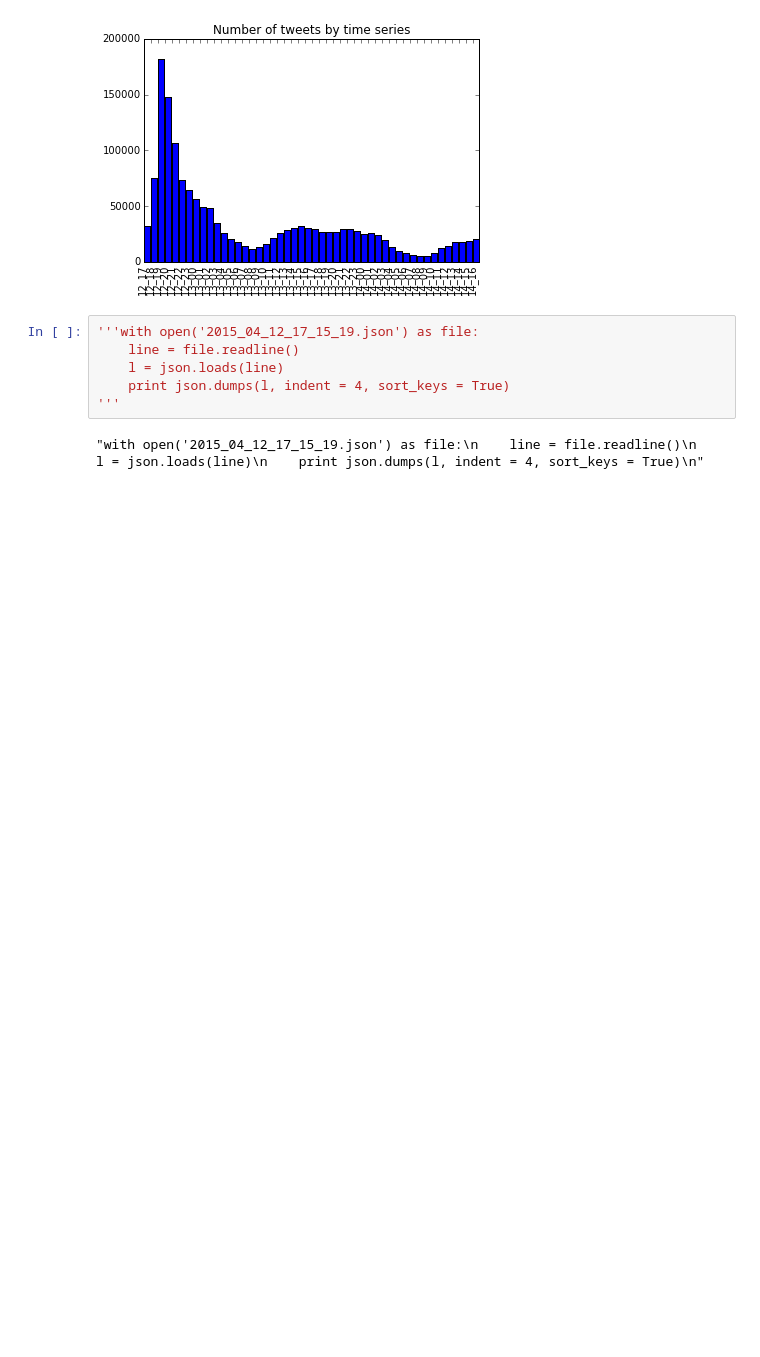
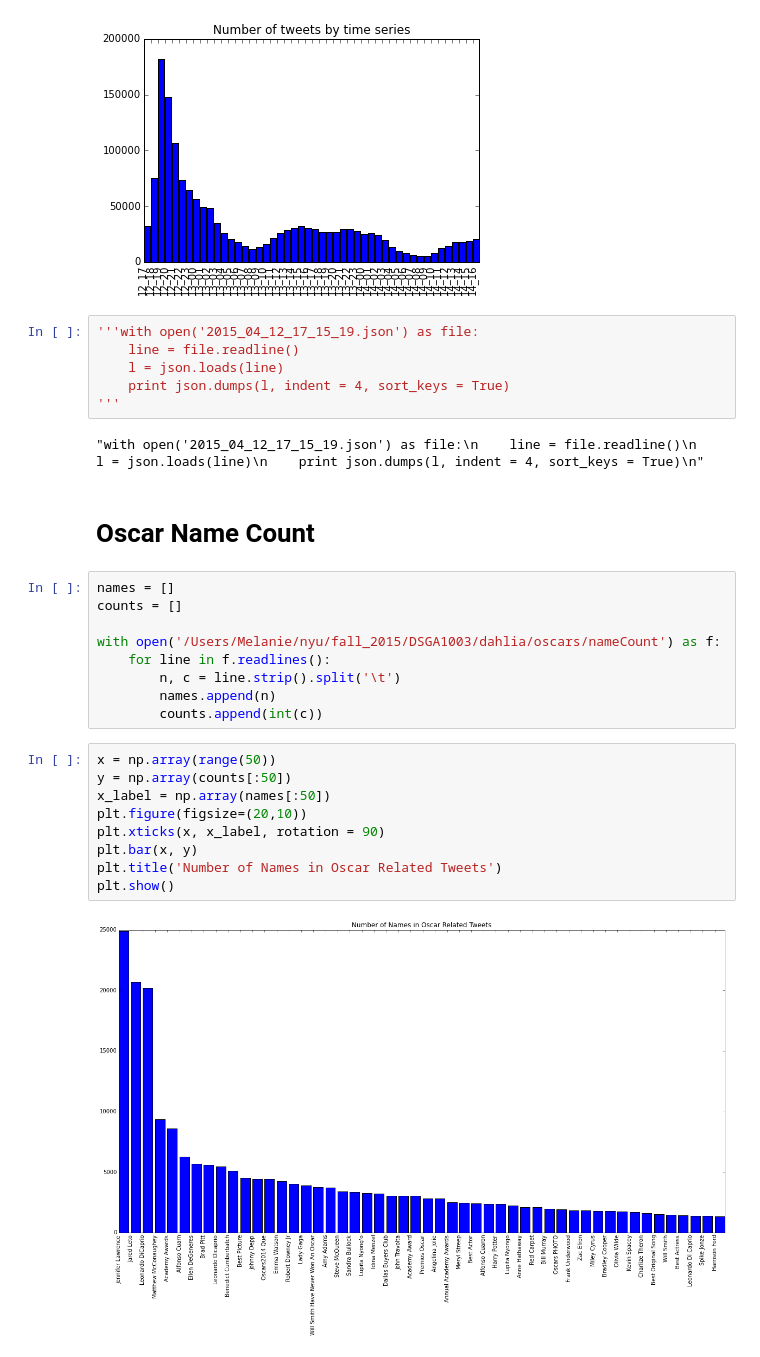
Before and after one commit to NYU-CDS-Capstone-Project/dahlia, a Jupyter notebook: presentaion_1008/intro.ipynb, the cells around one changed output. Cells and saved outputs as stored; diff of their text form; blank space fills up the shorter version.

```diff
--- a/presentaion_1008/intro.ipynb
+++ b/presentaion_1008/intro.ipynb
@@ -228,3 +228,25 @@ Total number of tweet is : 1613955
 '''
 # %% [output]
 "with open('2015_04_12_17_15_19.json') as file:\n    line = file.readline()\n    l = json.loads(line)\n    print json.dumps(l, indent = 4, sort_keys = True)\n"
+# %% [markdown]
+# Oscar Name Count
+# %%
+names = []
+counts = []
+
+with open('/Users/Melanie/nyu/fall_2015/DSGA1003/dahlia/oscars/nameCount') as f:
+    for line in f.readlines():
+        n, c = line.strip().split('\t')
+        names.append(n)
+        counts.append(int(c))
+# %%
+x = np.array(range(50))
+y = np.array(counts[:50])
+x_label = np.array(names[:50])
+plt.figure(figsize=(20,10))
+plt.xticks(x, x_label, rotation = 90)
+plt.bar(x, y)
+plt.title('Number of Names in Oscar Related Tweets')
+plt.show()
+# %% [output]
+[figure, added]
```
Also changed, not shown: parts of 2 cells of this notebook, 1 other file.
